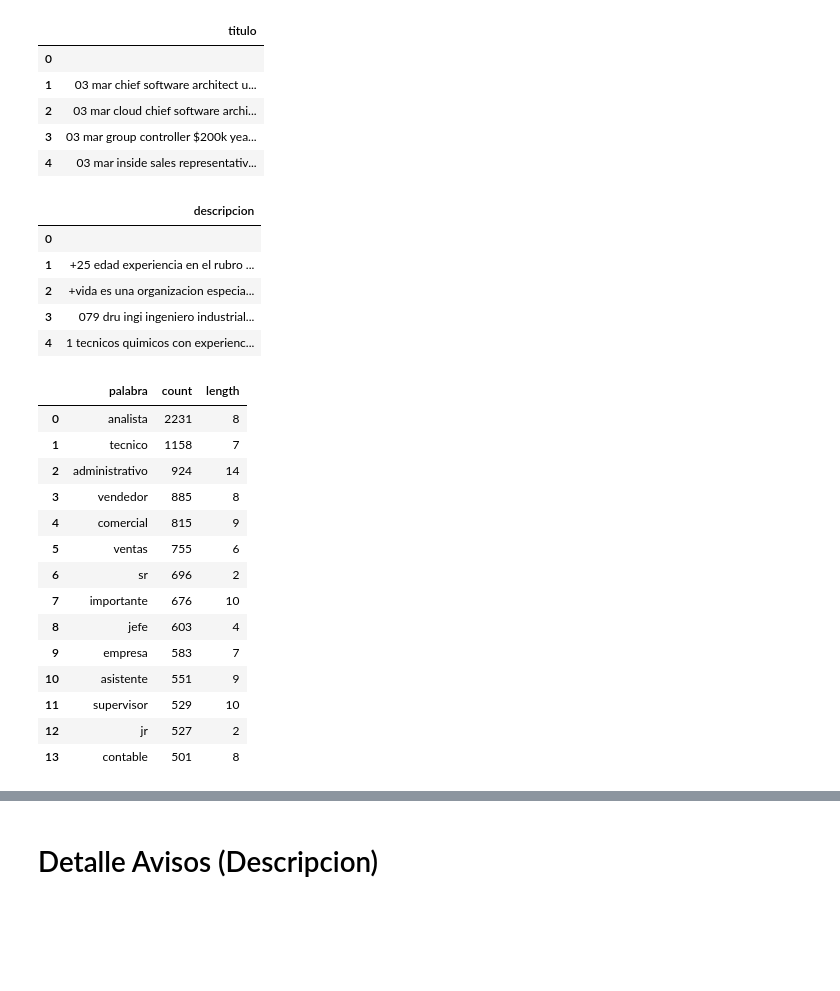
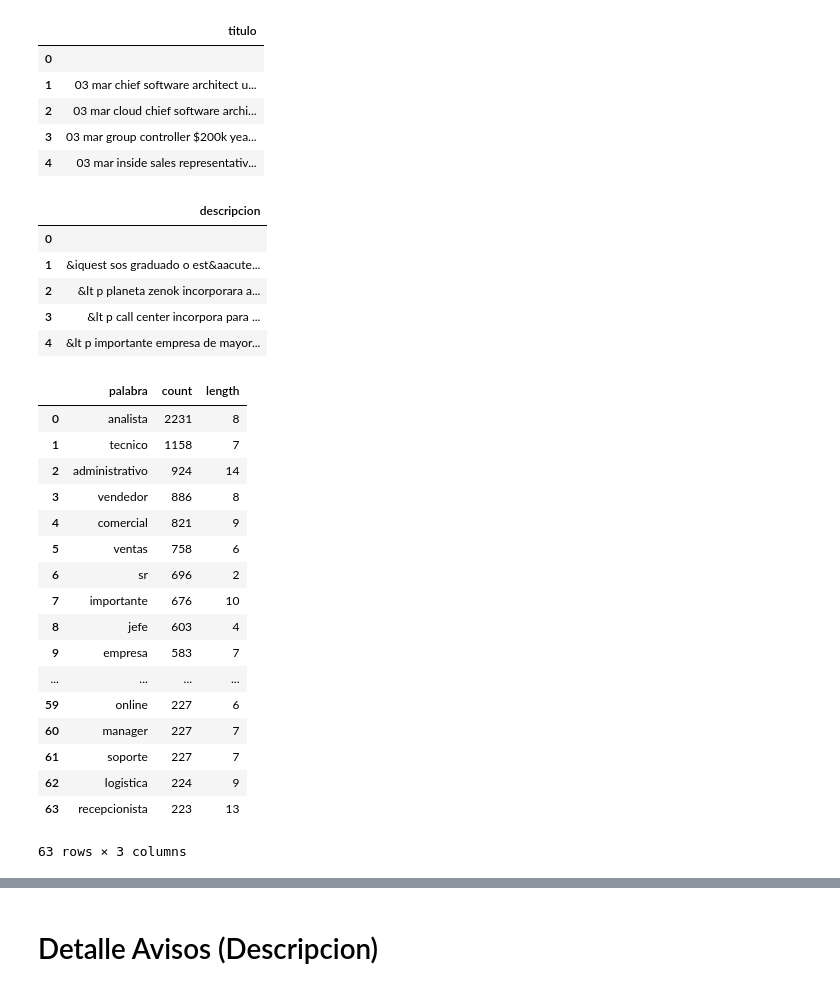
Before and after one commit to PRPablo/dataJobSearches, a Jupyter notebook: prediction/1-Limpieza-Adri-2.ipynb, the cells around one changed output, grey strips where cells are left out. Cells and saved outputs as stored; diff of their text form; code cells hidden in the pictures; blank space fills up the shorter version.

```diff
--- a/prediction/1-Limpieza-Adri-2.ipynb
+++ b/prediction/1-Limpieza-Adri-2.ipynb
@@ -365,6 +341,7 @@ avisos_detalles.to_csv('../data/adri_data/avisos_detalle_0.csv', sep=',', encodi
 # Despues de la Unificacion
 # %%
 avisos_detalles = pd.read_csv('../data/adri_data/avisos_detalle_0.csv', encoding='utf-8')
+avisos_online = pd.read_csv('../data/adri_data/avisos_online.csv', sep=',', encoding='utf-8')
 avisos_detalles.shape
 # %% [output]
 (25288, 10)
@@ -406,6 +383,8 @@ def cleanText(t):
         .replace('.', ' ') \
         .replace('-', ' ') \
         .replace('=', ' ') \
+        .replace(':', ' ') \
+        .replace(';', ' ') \
         .replace('&nbsp;', ' ') \
         .replace('&amp;', ' ') \
         .replace('&quot;', ' ') \
@@ -458,6 +437,27 @@ def cleanCollection(s):
     s = s[s['palabra'] != 'nuestro']
     s = s[s['palabra'] != 'poder']
     s = s[s['palabra'] != 'mismo']
+    s = s[s['palabra'] != 'san']
+    s = s[s['palabra'] != 'z']
+    s = s[s['palabra'] != '']
+    s = s[s['palabra'] != 'as']
+    s = s[s['palabra'] != 'p']
+    s = s[s['palabra'] != 'c']
+    s = s[s['palabra'] != 'yr']
+    s = s[s['palabra'] != '03']
+    s = s[s['palabra'] != 'underline']
+    s = s[s['palabra'] != 'decoration']
+    s = s[s['palabra'] != 'entre']
+    s = s[s['palabra'] != 'of']
+    s = s[s['palabra'] != 'text']
+    s = s[s['palabra'] != 'span']
+    s = s[s['palabra'] != 'to']
+    s = s[s['palabra'] != 'style']
+    s = s[s['palabra'] != 'si']
+    s = s[s['palabra'] != 'te']
+    s = s[s['palabra'] != 'tu']
+    s = s[s['palabra'] != 'hs']
+    s = s[s['palabra'] != 'the']
     return s
 # %%
 avisos_detalles['titulo'] = avisos_detalles['titulo'].apply(lambda x:cleanText(x))
@@ -522,10 +522,10 @@ avisos_detalles_descripcion.head()
 # %% [output]
 |  | descripcion |
 | 0 |  |
-| 1 | +25 edad experiencia en el rubro ... |
-| 2 | +vida es una organizacion especia... |
-| 3 | 079 dru ingi ingeniero industrial... |
-| 4 | 1 tecnicos quimicos con experienc... |
+| 1 | &iquest sos graduado o est&aacute... |
+| 2 | &lt p planeta zenok incorporara a... |
+| 3 | &lt p call center incorpora para ... |
+| 4 | &lt p importante empresa de mayor... |
 # %%
 joined_titulo = ' '.join(avisos_detalles_titulo['titulo'])
 joined_descripcion = ' '.join(avisos_detalles_descripcion['descripcion'])
@@ -532,35 +533,39 @@ joined_descripcion = ' '.join(avisos_detalles_descripcion['descripcion'])
 # %%
 splitted = joined_titulo.split(' ')
 splitted = pd.DataFrame(splitted, columns=['palabra'])
 
 splitted = pd.DataFrame(splitted.groupby('palabra')['palabra'].count())
 splitted.rename({'palabra': 'count'}, inplace=True, axis=1)
 splitted.index.name = 'palabra'
 splitted = splitted.reset_index()
 splitted.sort_values('count', ascending = False, inplace=True)
 
 splitted['length'] = splitted['palabra'].apply(lambda x: len(x))
 
 splitted = cleanCollection(splitted)
 
+splitted = splitted.reset_index(drop=True)
+splitted.drop(44, inplace=True)
+splitted = splitted.head(63)
 splitted.to_csv('../data/adri_data/palabras_titulo.csv', encoding = 'utf-8', index=False)
-splitted = splitted.reset_index(drop=True)
-splitted = splitted[splitted['count'] > 500]
 splitted
 # %% [output]
 |  | palabra | count | length |
 | 0 | analista | 2231 | 8 |
 | 1 | tecnico | 1158 | 7 |
 | 2 | administrativo | 924 | 14 |
-| 3 | vendedor | 885 | 8 |
-| 4 | comercial | 815 | 9 |
-| 5 | ventas | 755 | 6 |
+| 3 | vendedor | 886 | 8 |
+| 4 | comercial | 821 | 9 |
+| 5 | ventas | 758 | 6 |
 | 6 | sr | 696 | 2 |
 | 7 | importante | 676 | 10 |
 | 8 | jefe | 603 | 4 |
 | 9 | empresa | 583 | 7 |
-| 10 | asistente | 551 | 9 |
-| 11 | supervisor | 529 | 10 |
-| 12 | jr | 527 | 2 |
-| 13 | contable | 501 | 8 |
+| ... | ... | ... | ... |
+| 59 | online | 227 | 6 |
+| 60 | manager | 227 | 7 |
+| 61 | soporte | 227 | 7 |
+| 62 | logistica | 224 | 9 |
+| 63 | recepcionista | 223 | 13 |
+63 rows × 3 columns
 # %%
```
Also changed, not shown: parts of 46 cells of this notebook, 4 other files.
